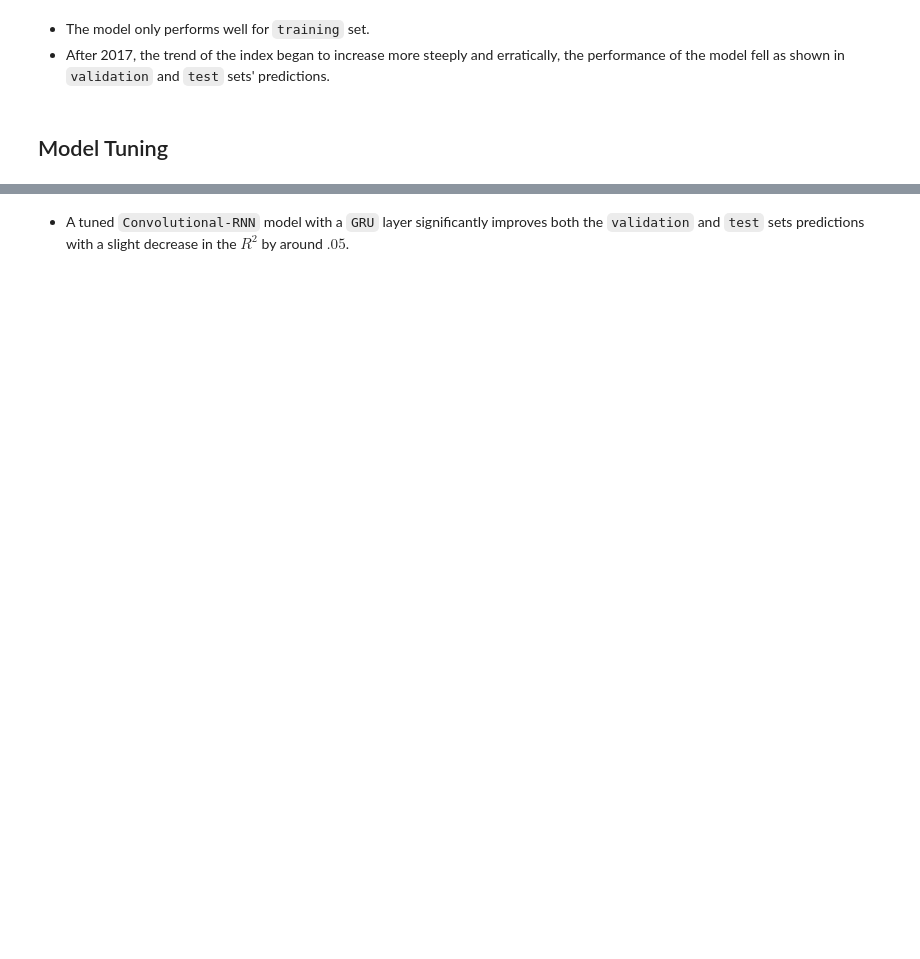
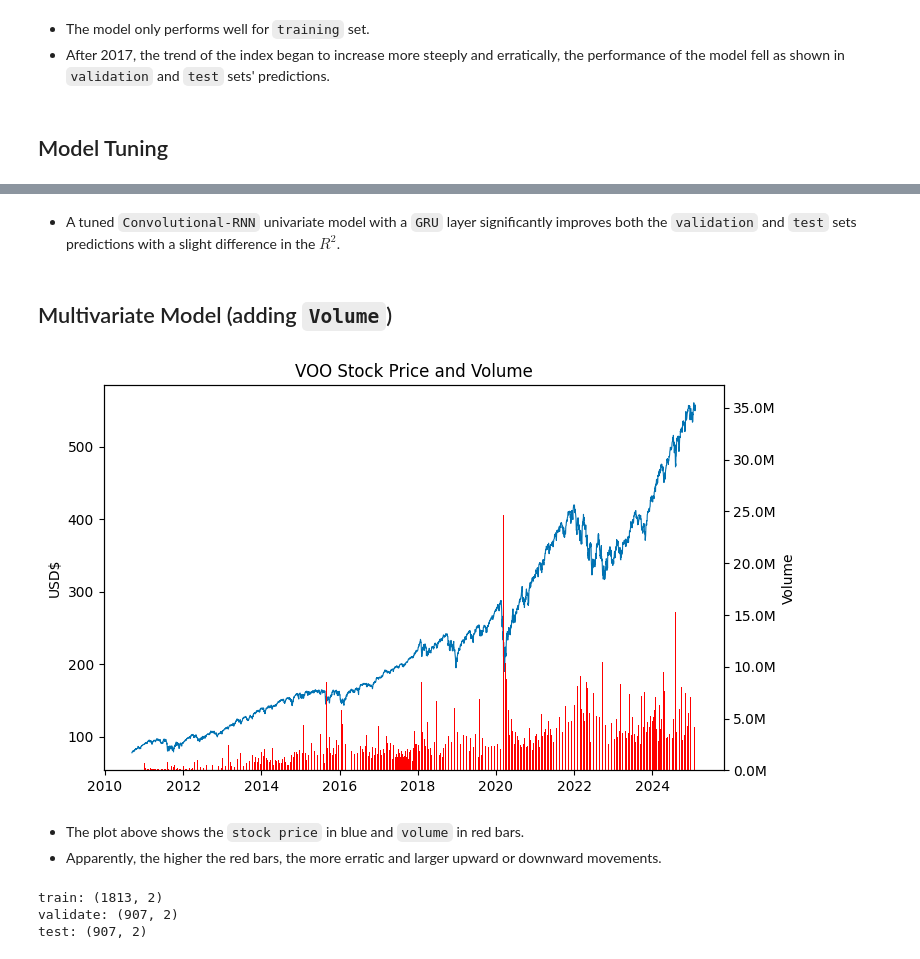
Before and after one commit to moscmh/portfolio, a Jupyter notebook: Time_Series/Tickers/voo.ipynb, the cells around one changed output, grey strips where cells are left out. Drawn from its saved outputs; the diff is of its cells as text; code cells hidden in the pictures; blank space fills up the shorter version.

Commit message:
Finish multivariate model with single values

```diff
--- a/Time_Series/Tickers/voo.ipynb
+++ b/Time_Series/Tickers/voo.ipynb
@@ -340,2 +341,39 @@ R2 score for test: 0.9392931298269583
 # %% [markdown]
-* A tuned `Convolutional-RNN` model with a `GRU` layer significantly improves both the `validation` and `test` sets predictions with a slight decrease in the $R^2$ by around $.05$.
+* A tuned `Convolutional-RNN` univariate model with a `GRU` layer significantly improves both the `validation` and `test` sets predictions with a slight difference in the $R^2$.
+# %% [markdown]
+## Multivariate Model (adding `Volume`)
+# %%
+ticks_volume = voo[['Volume', 'Close']]
+
+fig, ax = plt.subplots(figsize=(8,5))
+ax.plot(ticks_volume['Close'], lw=.8)
+
+ax2 = ax.twinx()
+ax2.bar(ticks_volume.index, ticks_volume['Volume'], lw=.8, color='red')
+ax2.set_ylabel('Volume')
+ax2.yaxis.set_major_formatter(mtick.FuncFormatter(lambda x, _: f'{x / 1e6:.1f}M'))
+
+ax.set(title="VOO Stock Price and Volume", ylabel="USD$")
+plt.show()
+# %% [output]
+[figure, added]
+# %% [markdown]
+* The plot above shows the `stock price` in blue and `volume` in red bars.
+* Apparently, the higher the red bars, the more erratic and larger upward or downward movements.
+# %%
+# Train-Test Split
+train = ticks_volume[:int(ticks_volume.shape[0] * .5)]
+validate = ticks_volume[int(ticks_volume.shape[0] * .5): int(ticks_volume.shape[0] * .75)]
+test = ticks_volume[int(ticks_volume.shape[0] * .75):]
+print(f'train: {train.shape}\nvalidate: {validate.shape}\ntest: {test.shape}')
+
+# Normalisation
+scaler = MinMaxScaler()
+scaler.fit(train)
+train_scaled = pd.DataFrame(scaler.transform(train), columns=['Volume','Close'], index=train.index)
+validate_scaled = pd.DataFrame(scaler.transform(validate), columns=['Volume','Close'], index=validate.index)
+test_scaled = pd.DataFrame(scaler.transform(test), columns=['Volume','Close'], index=test.index)
+# %% [output]
+train: (1813, 2)
+validate: (907, 2)
+test: (907, 2)
```
Also changed, not shown: parts of 12 cells of this notebook.
